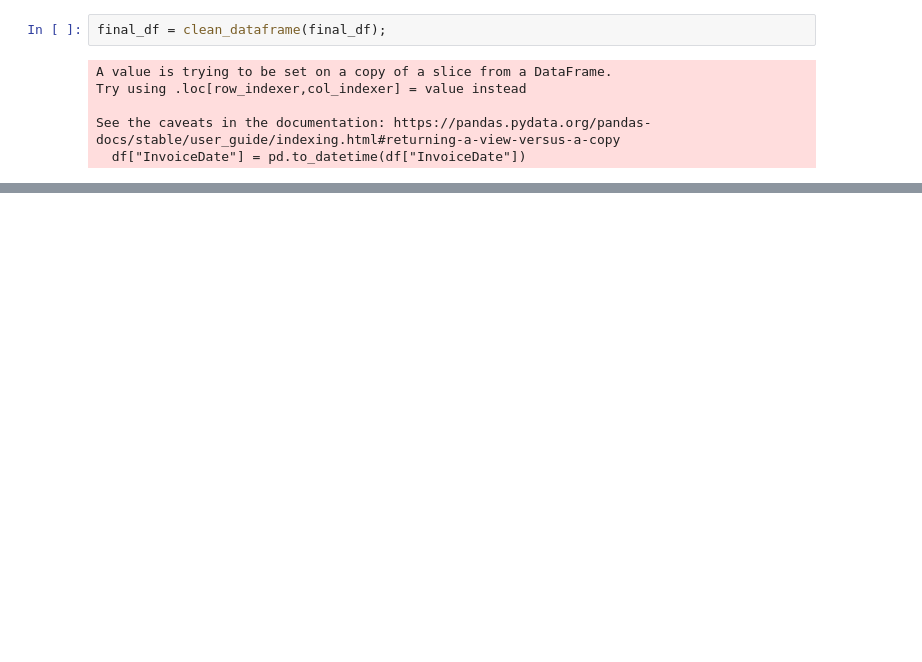
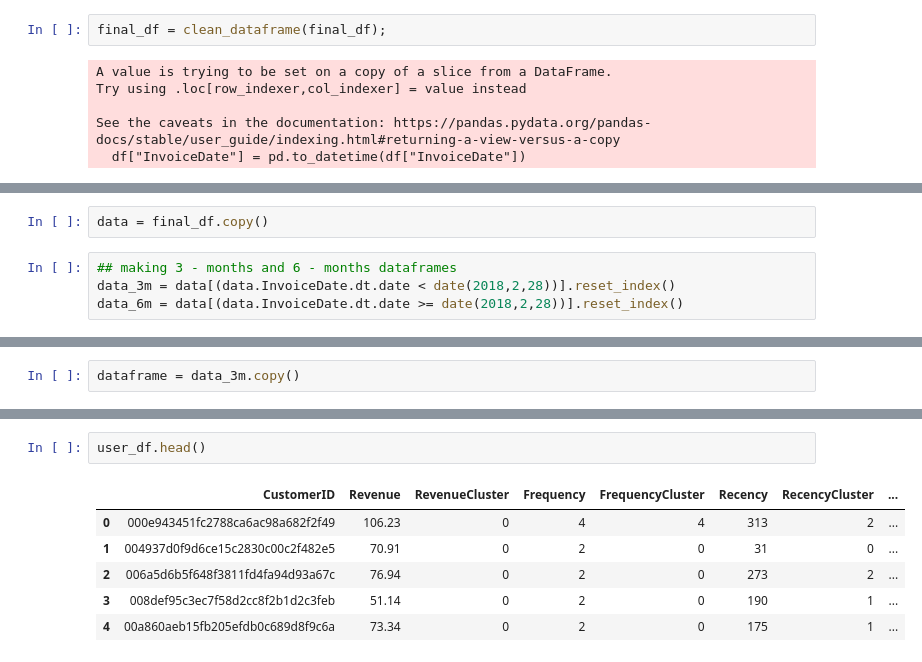
Before and after one commit to GarritWilsonDS/clv_prediction, a Jupyter notebook: notebooks/olist_dataset.ipynb, the cells around one changed output, grey strips where cells are left out. Drawn from its saved outputs; the diff is of its cells as text; blank space fills up the shorter version.

```diff
--- a/notebooks/olist_dataset.ipynb
+++ b/notebooks/olist_dataset.ipynb
@@ -151,0 +157,6 @@ Name: InvoiceDate, dtype: object
+# %%
+data = final_df.copy()
+# %%
+## making 3 - months and 6 - months dataframes
+data_3m = data[(data.InvoiceDate.dt.date < date(2018,2,28))].reset_index()
+data_6m = data[(data.InvoiceDate.dt.date >= date(2018,2,28))].reset_index()
@@ -151,0 +176,2 @@ Name: InvoiceDate, dtype: object
+# %%
+dataframe = data_3m.copy()
@@ -151,0 +230,9 @@ Name: InvoiceDate, dtype: object
+# %%
+user_df.head()
+# %% [output]
+|  | CustomerID | Revenue | RevenueCluster | Frequency | FrequencyCluster | Recency | RecencyCluster | ... |
+| 0 | 000e943451fc2788ca6ac98a682f2f49 | 106.23 | 0 | 4 | 4 | 313 | 2 | ... |
+| 1 | 004937d0f9d6ce15c2830c00c2f482e5 | 70.91 | 0 | 2 | 0 | 31 | 0 | ... |
+| 2 | 006a5d6b5f648f3811fd4fa94d93a67c | 76.94 | 0 | 2 | 0 | 273 | 2 | ... |
+| 3 | 008def95c3ec7f58d2cc8f2b1d2c3feb | 51.14 | 0 | 2 | 0 | 190 | 1 | ... |
+| 4 | 00a860aeb15fb205efdb0c689d8f9c6a | 73.34 | 0 | 2 | 0 | 175 | 1 | ... |
```
Also changed, not shown: parts of 10 cells of this notebook, 2 other files.
